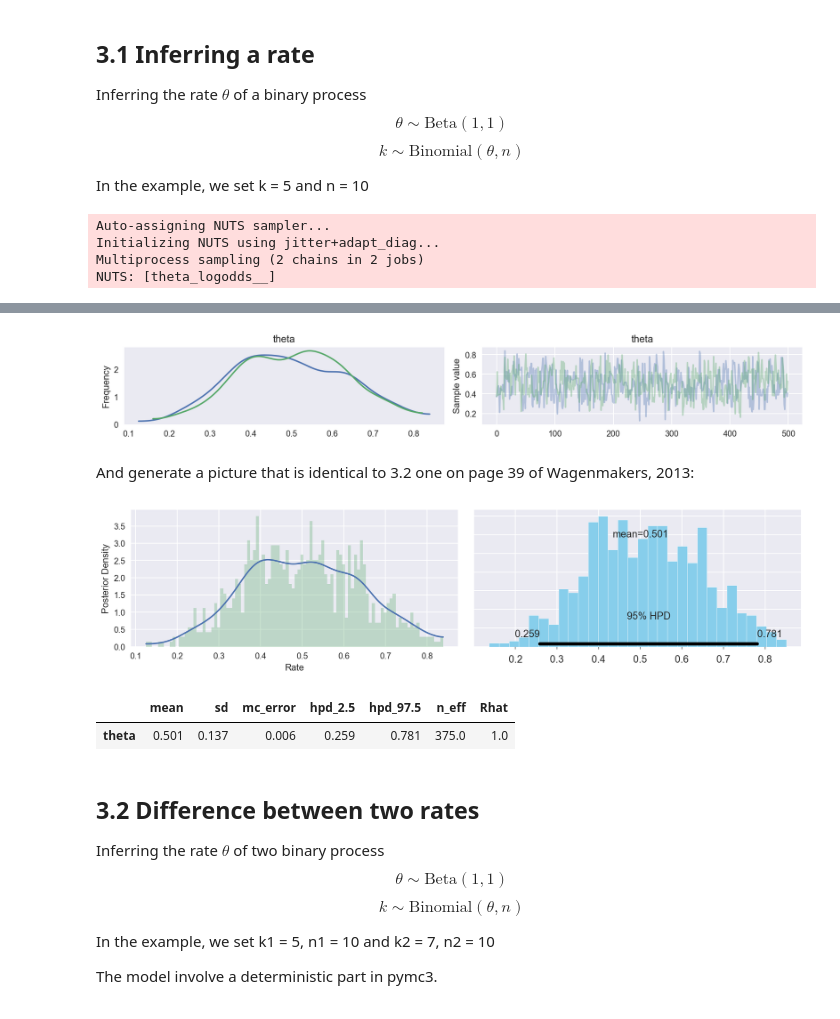
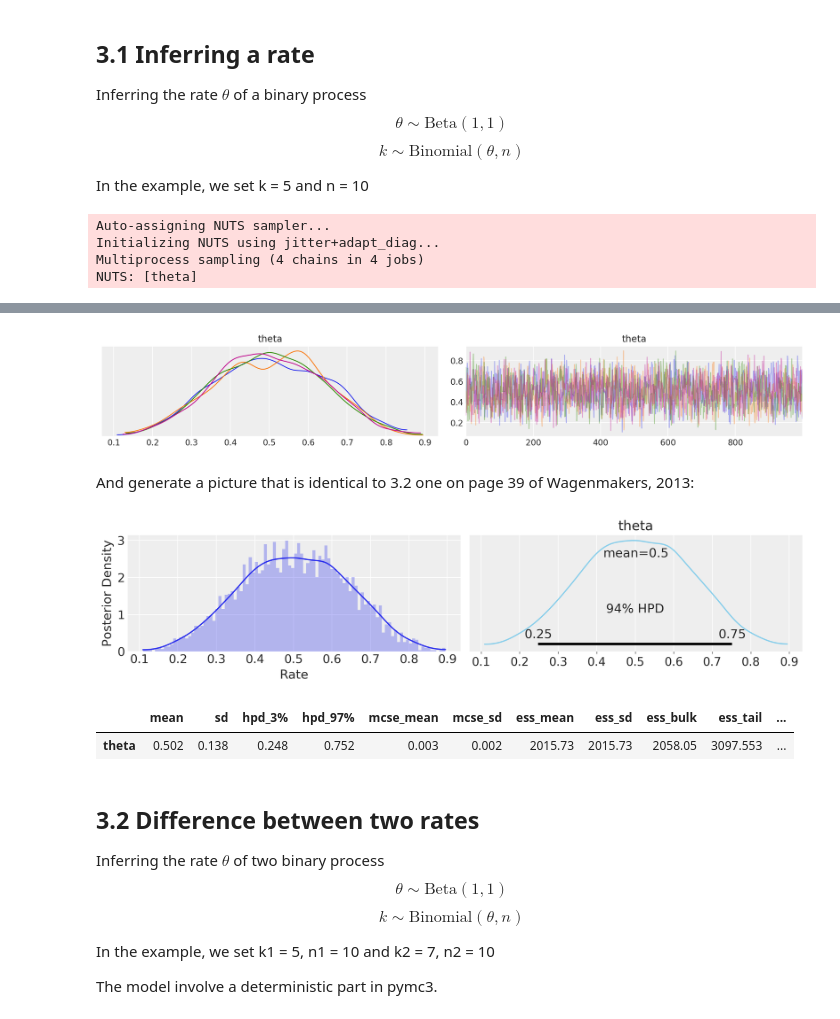
Before and after one commit to pymc-devs/pymc-resources, a Jupyter notebook: BCM/ParameterEstimation/Binomial.ipynb, the cells around one changed output, grey strips where cells are left out. Drawn from its saved outputs; the diff is of its cells as text; code cells hidden in the pictures.

```diff
--- a/BCM/ParameterEstimation/Binomial.ipynb
+++ b/BCM/ParameterEstimation/Binomial.ipynb
@@ -1,13 +1,23 @@
 # %%
-import pymc3 as pm
+import warnings
+
+import arviz as az
+import matplotlib.pyplot as plt
 import numpy as np
 import pandas as pd
-import matplotlib.pyplot as plt
+import pymc3 as pm
 import seaborn as sns
 
-%matplotlib inline
+from matplotlib import gridspec
+from scipy import sparse, special, stats
+from theano import tensor as tt
+
 %config InlineBackend.figure_format = 'retina'
-plt.style.use('seaborn-darkgrid')
+warnings.simplefilter(action="ignore", category=FutureWarning)
+RANDOM_SEED = 8927
+np.random.seed(286)
+# %%
+az.style.use("arviz-darkgrid")
 # %% [markdown]
 # Chapter 3 - Inferences with binomials
 ## 3.1 Inferring a rate
@@ -31,9 +41,10 @@ with pm.Model() as model1:
     # inference
     trace1 = pm.sample()
 
-pm.traceplot(trace1, varnames=['theta']);
+idata1 = az.from_pymc3(trace1)
+az.plot_trace(idata1, var_names=['theta']);
 # %% [output]
 Auto-assigning NUTS sampler...
 Initializing NUTS using jitter+adapt_diag...
-Multiprocess sampling (2 chains in 2 jobs)
-NUTS: [theta_logodds__]
+Multiprocess sampling (4 chains in 4 jobs)
+NUTS: [theta]
@@ -40,22 +53,23 @@ NUTS: [theta_logodds__]
-[figure, old version]
+[figure, new version]
 # %% [markdown]
 And generate a picture that is identical to 3.2 one on page 39 of Wagenmakers, 2013:
 # %%
 _, axes = plt.subplots(1, 2, figsize=(12, 3))
-pm.kdeplot(trace1['theta'], ax=axes[0])
-axes[0].hist(trace1['theta'], bins=100, normed=1, alpha=.3)
+
+az.plot_kde(trace1['theta'], ax=axes[0])
+axes[0].hist(trace1['theta'], bins=100, density=1, alpha=.3)
 axes[0].set_xlabel('Rate')
 axes[0].set_ylabel('Posterior Density')
 
-pm.plot_posterior(trace1['theta'], ax=axes[1], color='#87ceeb')
+az.plot_posterior(idata1, var_names=['theta'], ax=axes[1], color='#87ceeb')
 plt.tight_layout();
 # %% [output]
-[figure, old version]
+[figure, new version]
 # %%
-pm.summary(trace1, varnames=['theta']).round(3)# gives the same credible interval as in the book.
+az.summary(idata1, var_names=["theta"], round_to=3) # gives the same credible interval as in the book.
 # %% [output]
-|  | mean | sd | mc_error | hpd_2.5 | hpd_97.5 | n_eff | Rhat |
-| theta | 0.501 | 0.137 | 0.006 | 0.259 | 0.781 | 375.0 | 1.0 |
+|  | mean | sd | hpd_3% | hpd_97% | mcse_mean | mcse_sd | ess_mean | ess_sd | ess_bulk | ess_tail | ... |
+| theta | 0.502 | 0.138 | 0.248 | 0.752 | 0.003 | 0.002 | 2015.73 | 2015.73 | 2058.05 | 3097.553 | ... |
 # %% [markdown]
 ## 3.2 Difference between two rates
 
```
Also changed, not shown: parts of 18 cells of this notebook.
